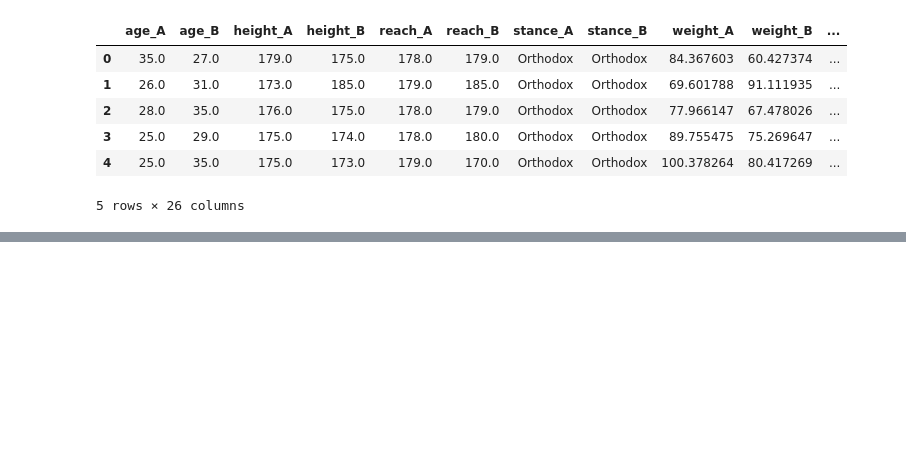
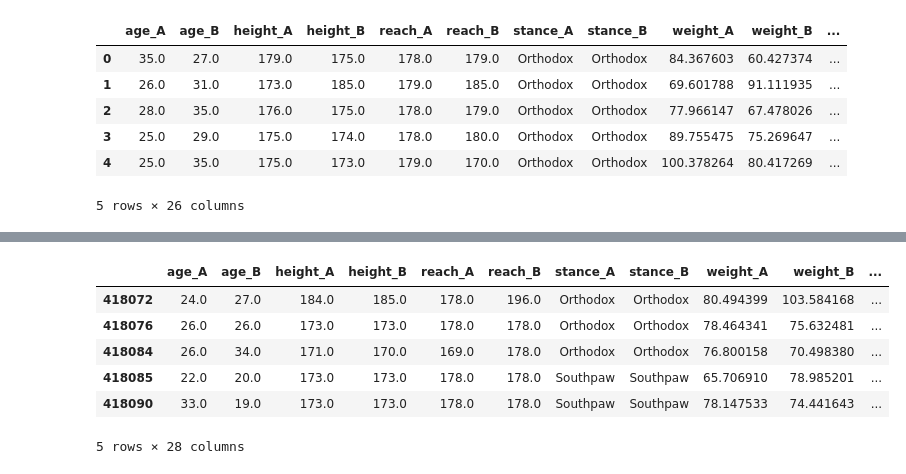
Before and after one commit to gurvirdhillon/boxing_ring_etl, a Jupyter notebook: notebooks/clean_boxer_info.ipynb, the cells around one changed output, grey strips where cells are left out. Drawn from its saved outputs; the diff is of its cells as text; code cells hidden in the pictures; blank space fills up the shorter version.

```diff
--- a/notebooks/clean_boxer_info.ipynb
+++ b/notebooks/clean_boxer_info.ipynb
@@ -860,0 +864,20 @@ df.head()
+# %%
+def assign_weight_class(weight):
+    if weight <= 50.8: return "Flyweight"
+    elif weight <= 53.5: return "Bantamweight"
+    elif weight <= 57.2: return "Featherweight"
+    elif weight <= 61.2: return "Lightweight"
+    elif weight <= 63.5: return "Super Lightweight"
+    elif weight <= 66.7: return "Welterweight"
+    elif weight <= 69.9: return "Super Welterweight"
+    elif weight <= 72.6: return "Middleweight"
+    elif weight <= 76.2: return "Super Middleweight"
+    elif weight <= 79.4: return "Light Heavyweight"
+    elif weight <= 90.7: return "Cruiserweight"
+    else: return "Heavyweight"
+# %%
+df['class_A'] = df['weight_A'].apply(assign_weight_class)
+df['class_B'] = df['weight_B'].apply(assign_weight_class)
+# %%
+df['class_A'] = df['weight_A'].apply(assign_weight_class)
+df['class_B'] = df['weight_B'].apply(assign_weight_class)
@@ -860,0 +911,10 @@ df.head()
+# %%
+df.tail()
+# %% [output]
+|  | age_A | age_B | height_A | height_B | reach_A | reach_B | stance_A | stance_B | weight_A | weight_B | ... |
+| 418072 | 24.0 | 27.0 | 184.0 | 185.0 | 178.0 | 196.0 | Orthodox | Orthodox | 80.494399 | 103.584168 | ... |
+| 418076 | 26.0 | 26.0 | 173.0 | 173.0 | 178.0 | 178.0 | Orthodox | Orthodox | 78.464341 | 75.632481 | ... |
+| 418084 | 26.0 | 34.0 | 171.0 | 170.0 | 169.0 | 178.0 | Orthodox | Orthodox | 76.800158 | 70.498380 | ... |
+| 418085 | 22.0 | 20.0 | 173.0 | 173.0 | 178.0 | 178.0 | Southpaw | Southpaw | 65.706910 | 78.985201 | ... |
+| 418090 | 33.0 | 19.0 | 173.0 | 173.0 | 178.0 | 178.0 | Southpaw | Southpaw | 78.147533 | 74.441643 | ... |
+5 rows × 28 columns
```
Also changed, not shown: parts of 3 cells of this notebook.
